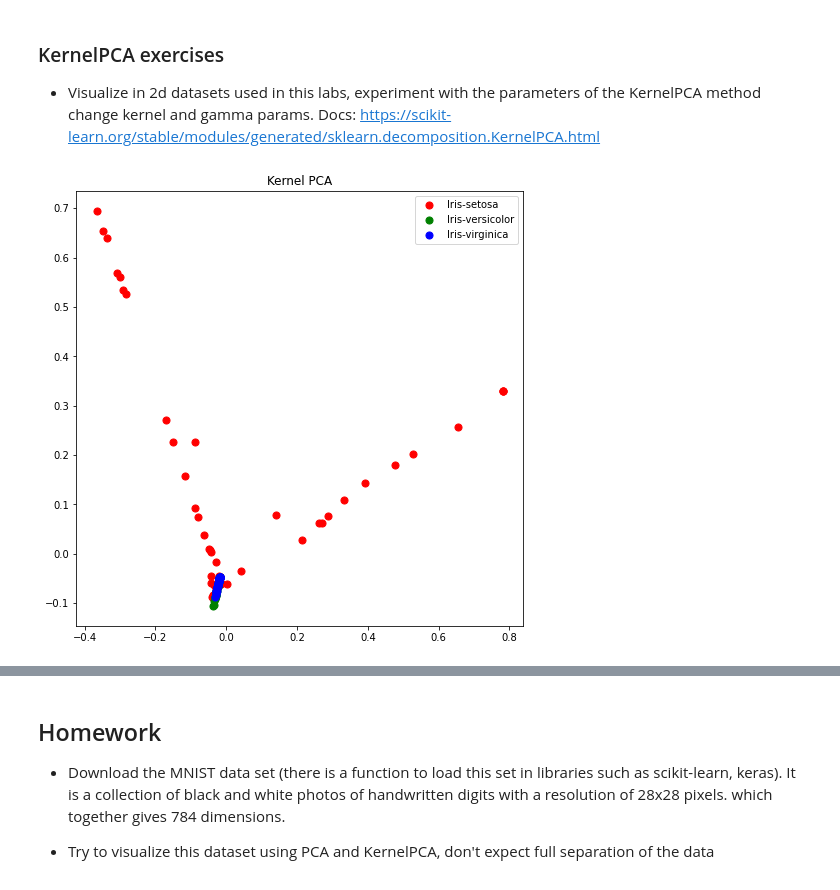
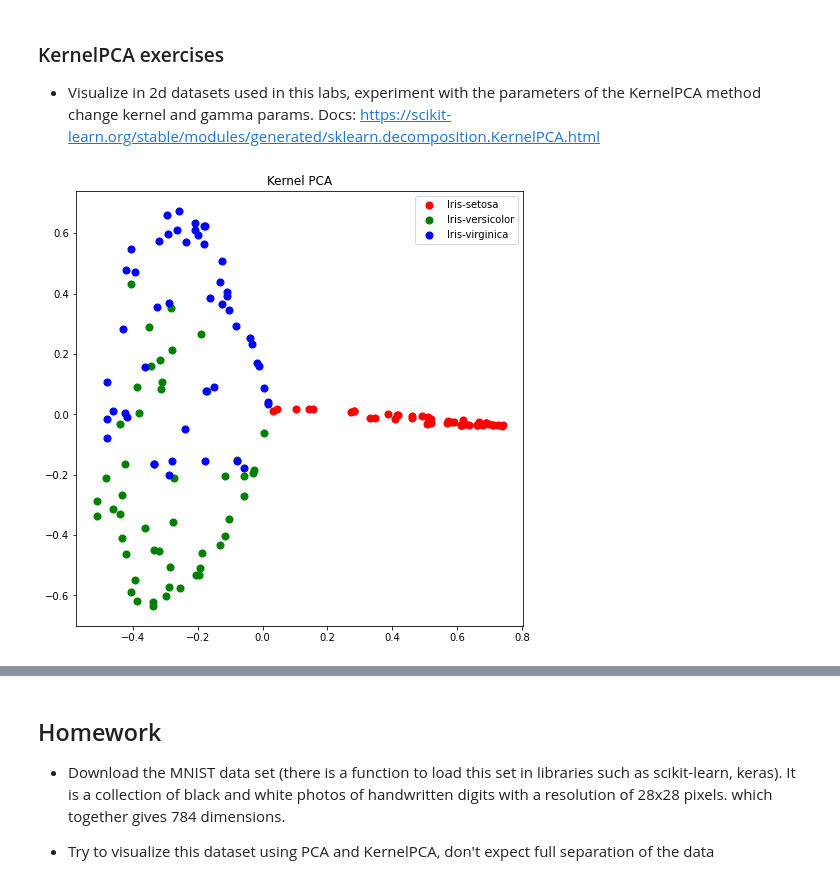
Before and after one commit to PKopel/data-embedding, a Jupyter notebook: pca_kernelpca_lab.ipynb, the cells around one changed output, grey strips where cells are left out. Drawn from its saved outputs; the diff is of its cells as text; code cells hidden in the pictures.

```diff
--- a/pca_kernelpca_lab.ipynb
+++ b/pca_kernelpca_lab.ipynb
@@ -362,29 +360,33 @@ Applying kernel PCA on this dataset with RBF kernel with a gamma value of 15
 # %%
 # TODO
 df_iris = pd.read_csv(iris_url ,names=['sepal length','sepal width','petal length','petal width','target'])
 x_iris = df_iris.loc[:, features_iris].values
 y_iris = df_iris.loc[:,['target']].values
-x_iris = StandardScaler().fit_transform(x_iris)
 
-kpca = KernelPCA(kernel ='rbf', gamma = 15)
-X_kpca = kpca.fit_transform(x_iris)
+def kpca_iris(x_iris, kernel, gamma):
+    x_iris = StandardScaler().fit_transform(x_iris)
 
-principalDf_iris = pd.DataFrame(data = X_kpca )
-finalDf_iris = pd.concat([principalDf_iris, df_iris[['target']]], axis = 1)
+    kpca = KernelPCA(kernel = kernel, gamma = gamma)
+    X_kpca = kpca.fit_transform(x_iris)
 
-fig = plt.figure(figsize = (8,8))
-ax = fig.add_subplot(1,1,1)
+    principalDf_iris = pd.DataFrame(data = X_kpca )
+    finalDf_iris = pd.concat([principalDf_iris, df_iris[['target']]], axis = 1)
 
-iris_targets = ['Iris-setosa', 'Iris-versicolor', 'Iris-virginica']
-colors = ['r', 'g', 'b']
-for target, color in zip(iris_targets,colors):
-    indicesToKeep = finalDf_iris['target'] == target
-    ax.scatter(finalDf_iris.loc[indicesToKeep, 0]
-               , finalDf_iris.loc[indicesToKeep, 1]
-               , c = color
-               , s = 50)
-ax.legend(iris_targets)
-plt.title("Kernel PCA")
-plt.show()
+    fig = plt.figure(figsize = (8,8))
+    ax = fig.add_subplot(1,1,1)
+
+    iris_targets = ['Iris-setosa', 'Iris-versicolor', 'Iris-virginica']
+    colors = ['r', 'g', 'b']
+    for target, color in zip(iris_targets,colors):
+        indicesToKeep = finalDf_iris['target'] == target
+        ax.scatter(finalDf_iris.loc[indicesToKeep, 0]
+                , finalDf_iris.loc[indicesToKeep, 1]
+                , c = color
+                , s = 50)
+    ax.legend(iris_targets)
+    plt.title("Kernel PCA")
+    plt.show()
+
+kpca_iris(x_iris, 'rbf', 1)
 # %% [output]
-[figure, old version]
+[figure, new version]
```
Also changed, not shown: parts of 5 cells of this notebook.
